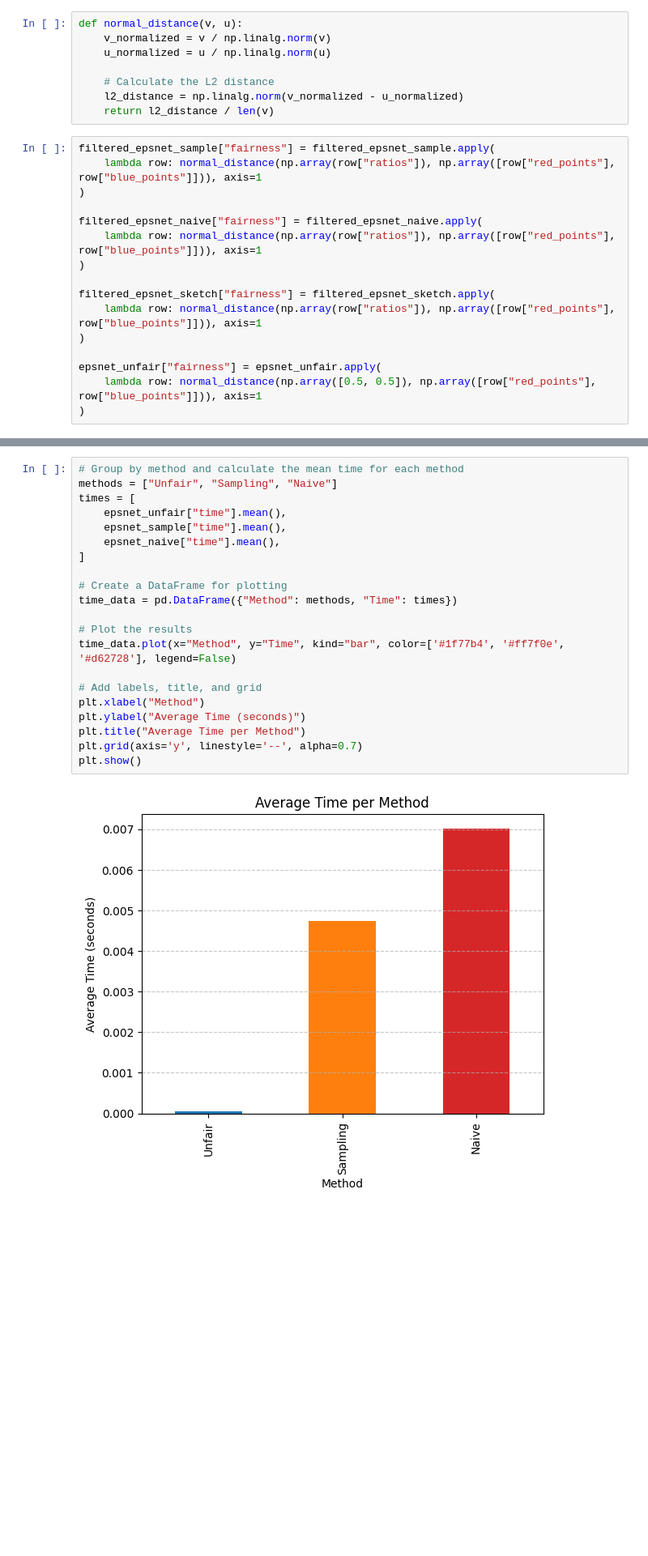
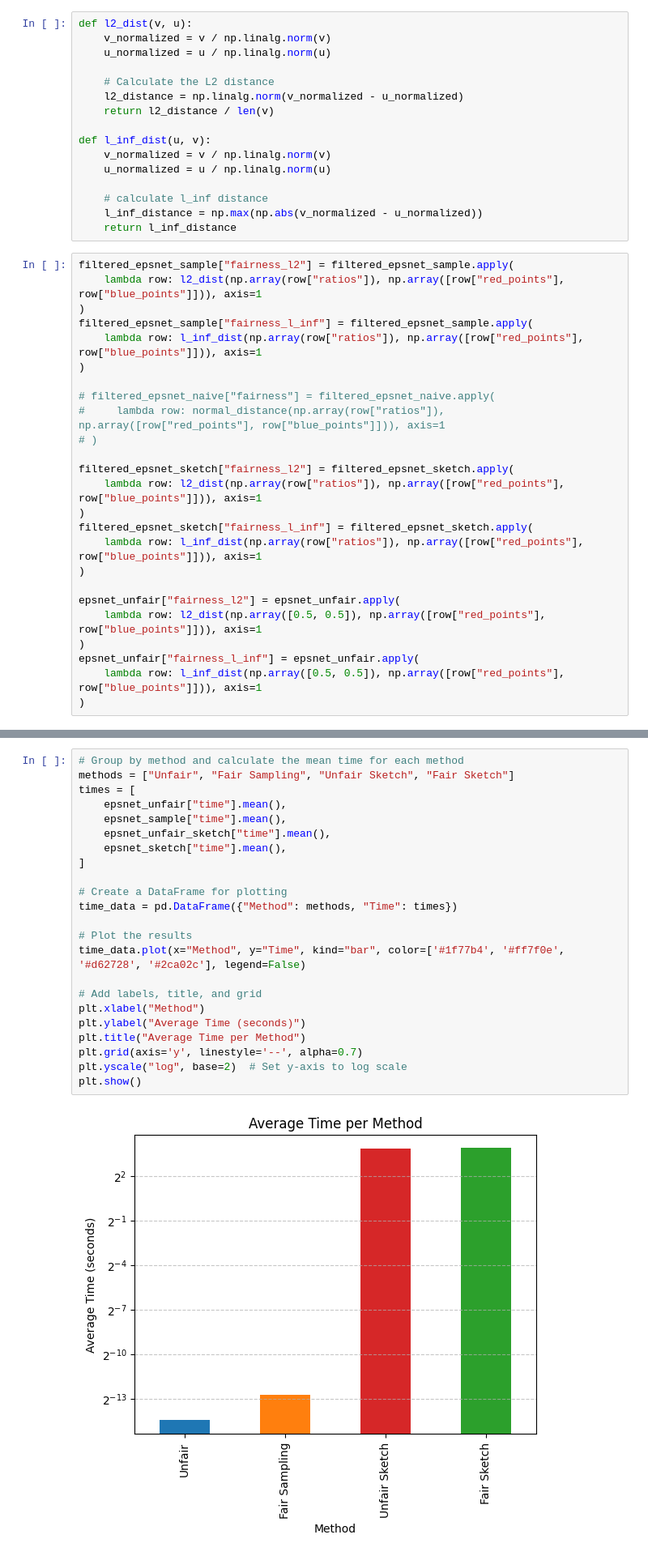
Before and after one commit to UIC-InDeXLab/FairNet, a Jupyter notebook: experiments/visualization_v1.ipynb, the cells around one changed output, grey strips where cells are left out. Shown at 81% size. Drawn from its saved outputs; the diff is of its cells as text; blank space fills up the shorter version.

Commit message:
Draw plots for synthetic dataset report

```diff
--- a/experiments/visualization_v1.ipynb
+++ b/experiments/visualization_v1.ipynb
@@ -211,27 +183,44 @@ filtered_epsnet_naive = epsnet_naive[epsnet_naive["ratios"].apply(lambda x: x ==
 filtered_epsnet_sketch = epsnet_sketch[epsnet_sketch["ratios"].apply(lambda x: x == [0.5, 0.5])]
 # %%
-def normal_distance(v, u):
+def l2_dist(v, u):
     v_normalized = v / np.linalg.norm(v)
     u_normalized = u / np.linalg.norm(u)
 
     # Calculate the L2 distance
     l2_distance = np.linalg.norm(v_normalized - u_normalized)
     return l2_distance / len(v)
+
+def l_inf_dist(u, v):
+    v_normalized = v / np.linalg.norm(v)
+    u_normalized = u / np.linalg.norm(u)
+
+    # calculate l_inf distance
+    l_inf_distance = np.max(np.abs(v_normalized - u_normalized))
+    return l_inf_distance
 # %%
-filtered_epsnet_sample["fairness"] = filtered_epsnet_sample.apply(
-    lambda row: normal_distance(np.array(row["ratios"]), np.array([row["red_points"], row["blue_points"]])), axis=1
+filtered_epsnet_sample["fairness_l2"] = filtered_epsnet_sample.apply(
+    lambda row: l2_dist(np.array(row["ratios"]), np.array([row["red_points"], row["blue_points"]])), axis=1
+)
+filtered_epsnet_sample["fairness_l_inf"] = filtered_epsnet_sample.apply(
+    lambda row: l_inf_dist(np.array(row["ratios"]), np.array([row["red_points"], row["blue_points"]])), axis=1
 )
 
-filtered_epsnet_naive["fairness"] = filtered_epsnet_naive.apply(
-    lambda row: normal_distance(np.array(row["ratios"]), np.array([row["red_points"], row["blue_points"]])), axis=1
+# filtered_epsnet_naive["fairness"] = filtered_epsnet_naive.apply(
+#     lambda row: normal_distance(np.array(row["ratios"]), np.array([row["red_points"], row["blue_points"]])), axis=1
+# )
+
+filtered_epsnet_sketch["fairness_l2"] = filtered_epsnet_sketch.apply(
+    lambda row: l2_dist(np.array(row["ratios"]), np.array([row["red_points"], row["blue_points"]])), axis=1
+)
+filtered_epsnet_sketch["fairness_l_inf"] = filtered_epsnet_sketch.apply(
+    lambda row: l_inf_dist(np.array(row["ratios"]), np.array([row["red_points"], row["blue_points"]])), axis=1
 )
 
-filtered_epsnet_sketch["fairness"] = filtered_epsnet_sketch.apply(
-    lambda row: normal_distance(np.array(row["ratios"]), np.array([row["red_points"], row["blue_points"]])), axis=1
+epsnet_unfair["fairness_l2"] = epsnet_unfair.apply(
+    lambda row: l2_dist(np.array([0.5, 0.5]), np.array([row["red_points"], row["blue_points"]])), axis=1
 )
-
-epsnet_unfair["fairness"] = epsnet_unfair.apply(
-    lambda row: normal_distance(np.array([0.5, 0.5]), np.array([row["red_points"], row["blue_points"]])), axis=1
+epsnet_unfair["fairness_l_inf"] = epsnet_unfair.apply(
+    lambda row: l_inf_dist(np.array([0.5, 0.5]), np.array([row["red_points"], row["blue_points"]])), axis=1
 )
 # %% [output]
 A value is trying to be set on a copy of a slice from a DataFrame.
@@ -328,26 +341,28 @@ BUG
 # %%
 # Group by method and calculate the mean time for each method
-methods = ["Unfair", "Sampling", "Naive"]
+methods = ["Unfair", "Fair Sampling", "Unfair Sketch", "Fair Sketch"]
 times = [
     epsnet_unfair["time"].mean(),
     epsnet_sample["time"].mean(),
-    epsnet_naive["time"].mean(),
+    epsnet_unfair_sketch["time"].mean(),
+    epsnet_sketch["time"].mean(),
 ]
 
 # Create a DataFrame for plotting
 time_data = pd.DataFrame({"Method": methods, "Time": times})
 
 # Plot the results
-time_data.plot(x="Method", y="Time", kind="bar", color=['#1f77b4', '#ff7f0e', '#d62728'], legend=False)
+time_data.plot(x="Method", y="Time", kind="bar", color=['#1f77b4', '#ff7f0e', '#d62728', '#2ca02c'], legend=False)
 
 # Add labels, title, and grid
 plt.xlabel("Method")
 plt.ylabel("Average Time (seconds)")
 plt.title("Average Time per Method")
 plt.grid(axis='y', linestyle='--', alpha=0.7)
+plt.yscale("log", base=2)  # Set y-axis to log scale
 plt.show()
 # %% [output]
-[figure, old version]
+[figure, new version]
 # %% [markdown]
 vs k
 # %%
```
Also changed, not shown: parts of 42 cells of this notebook, 5 other files.
